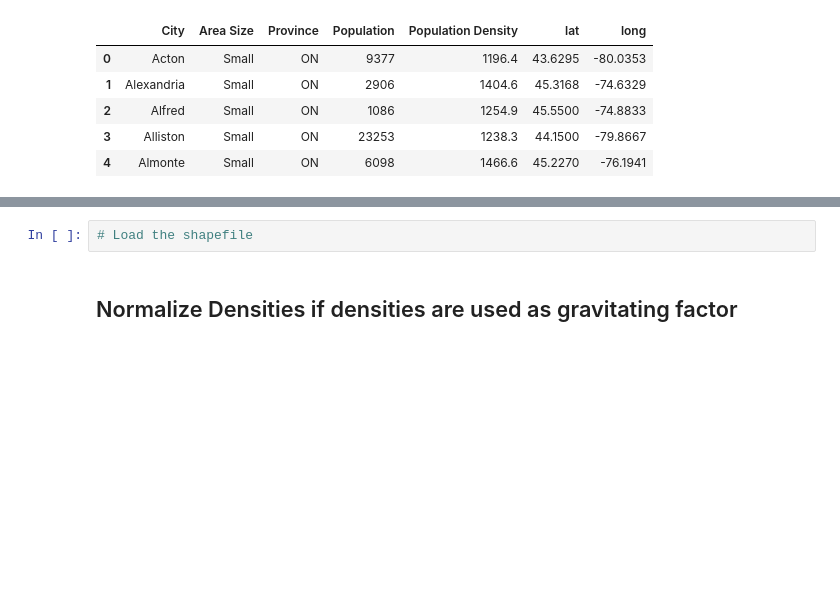
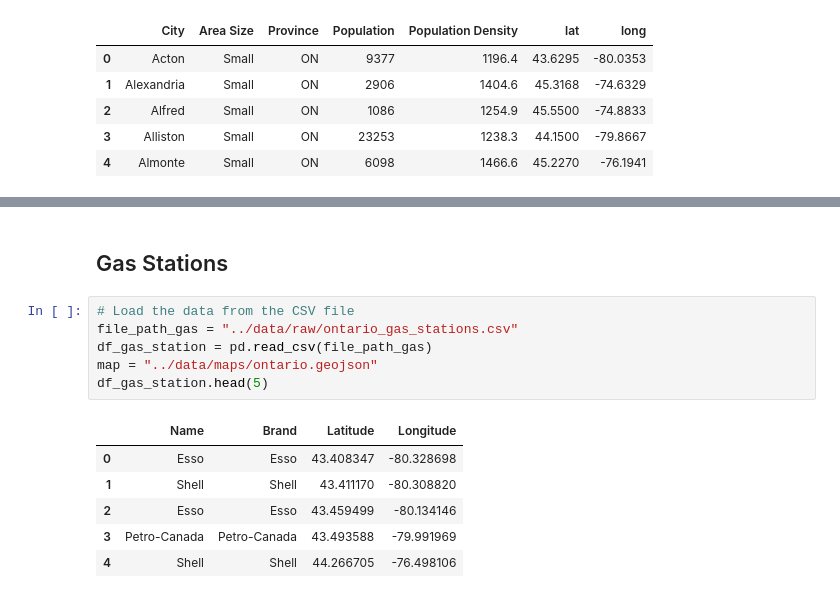
Before and after one commit to sheldonoronha/ev-charging-optimization, a Jupyter notebook: notebooks/01_data_exploration.ipynb, the cells around one changed output, grey strips where cells are left out. Saved outputs shown, nothing was run; the diff lists cells and outputs as text; blank space fills up the shorter version.

Commit message:
Adding map data for Gas Stations in Ontario - Need to clean the data manually

```diff
--- a/notebooks/01_data_exploration.ipynb
+++ b/notebooks/01_data_exploration.ipynb
@@ -42,7 +44,18 @@ for idx, row in df.iterrows():
 m
 # %% [output]
 [interactive output not drawn]
-# %%
-# Load the shapefile
-# %% [markdown]
-## Normalize Densities if densities are used as gravitating factor ##
+# %% [markdown]
+## Gas Stations
+# %%
+# Load the data from the CSV file
+file_path_gas = "../data/raw/ontario_gas_stations.csv"
+df_gas_station = pd.read_csv(file_path_gas)
+map = "../data/maps/ontario.geojson"
+df_gas_station.head(5)
+# %% [output]
+|  | Name | Brand | Latitude | Longitude |
+| 0 | Esso | Esso | 43.408347 | -80.328698 |
+| 1 | Shell | Shell | 43.411170 | -80.308820 |
+| 2 | Esso | Esso | 43.459499 | -80.134146 |
+| 3 | Petro-Canada | Petro-Canada | 43.493588 | -79.991969 |
+| 4 | Shell | Shell | 44.266705 | -76.498106 |
```
Also changed, not shown: parts of 2 cells of this notebook, 1 other file.
